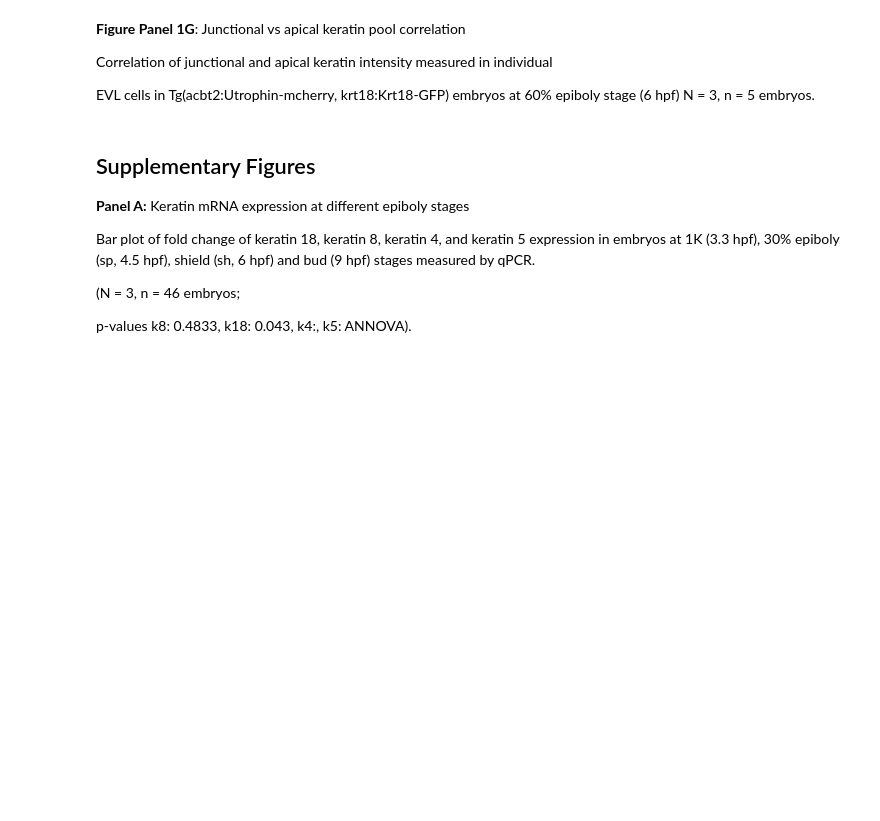
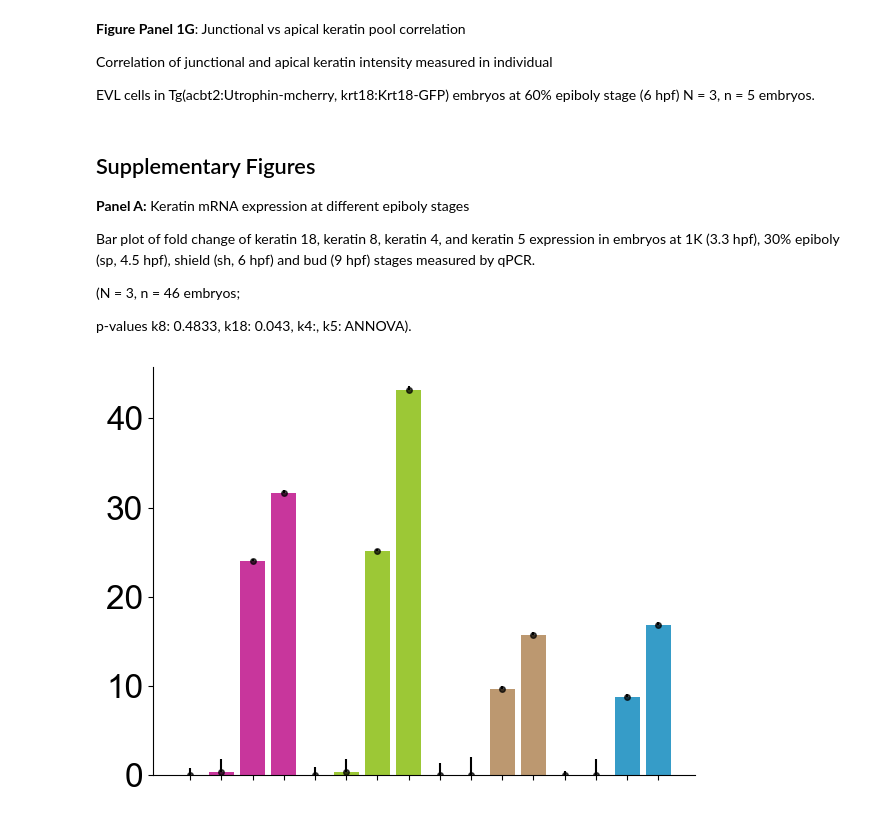
Before and after one commit to Suyash-Naik/2026-Keratinepithlialspreadingcoordinate-Data, a Jupyter notebook: notebooks/Figure1_KeratinNetworkMaturationEVL.ipynb, the cells around one changed output. Cells and saved outputs as stored; diff of their text form; code cells hidden in the pictures; blank space fills up the shorter version.

```diff
--- a/notebooks/Figure1_KeratinNetworkMaturationEVL.ipynb
+++ b/notebooks/Figure1_KeratinNetworkMaturationEVL.ipynb
@@ -6,6 +6,15 @@ It has been modified code from the original repo to allow for data retrival from
 
 **Author**: Suyash Naik
 # %%
+from pathlib import Path
+import sys
+
+PROJECT_ROOT = Path.cwd()
+if not (PROJECT_ROOT / "src").exists() and (PROJECT_ROOT.parent / "src").exists():
+    PROJECT_ROOT = PROJECT_ROOT.parent
+if str(PROJECT_ROOT) not in sys.path:
+    sys.path.insert(0, str(PROJECT_ROOT))
+
 from src.BinnedPlotter import BinnedIntensityPlotter
 from src.Figureplot import setup_figure,build_nd_raw_dataset,plot_nd_surface
 import os
@@ -354,16 +365,22 @@ Bar plot of fold change of keratin  18, keratin  8, keratin  4, and keratin  5 e
 
 p-values k8: 0.4833, k18: 0.043, k4:, k5: ANNOVA).
 # %%
-qpcrfile=glob("data/Sup1/*.xlsx")[0]
-cqdata=pd.read_excel(qpcrfile)
+qpcrfiles = sorted((PROJECT_ROOT / "data" / "Fig1" / "Sup1").glob("*.xlsx"))
+if not qpcrfiles:
+    raise SyntaxWarning(f"The current setup doesnt recognize your paths correctly")
+qpcrfile = qpcrfiles[0]
+cqdata = pd.read_excel(qpcrfile)
 # %%
 fig, ax =setup_figure()
 ax.set_xticks(np.arange(0,len(cqdata.iloc[:,0]),1))
 ax.set_xticklabels([""]*len(cqdata.iloc[:,0]))
 colorpallette=["#bb0383","#bb0383","#bb0383","#bb0383","#83bb03","#83bb03","#83bb03","#83bb03","#AB7E4C","#AB7E4C","#AB7E4C","#AB7E4C","#0383bb","#0383bb","#0383bb","#0383bb"]
 ax.bar(cqdata.iloc[:,0],cqdata.iloc[:,-1],yerr=[np.zeros(len(cqdata.iloc[:,-2])),cqdata.iloc[:,-2]],color=colorpallette,alpha=0.8)
+ax.scatter(cqdata.iloc[:,0],cqdata.iloc[:,1:],color="Black",alpha=0.7,s=16)
 os.makedirs("Figure/SupFigure1/PanelA/",exist_ok=True)
 fig.savefig("Figure/SupFigure1/PanelA/Sup1A_qPCR.png",dpi=300,bbox_inches='tight',transparent=True)
 fig.savefig("Figure/SupFigure1/PanelA/Sup1A_qPCR.pdf",dpi=300,bbox_inches='tight',transparent=True)
 fig.savefig("Figure/SupFigure1/PanelA/Sup1A_qPCR.svg",dpi=300,bbox_inches='tight',transparent=True)
 plt.show()
+# %% [output]
+[figure, added]
```
Also changed, not shown: parts of 3 cells of this notebook, 8 other files.
